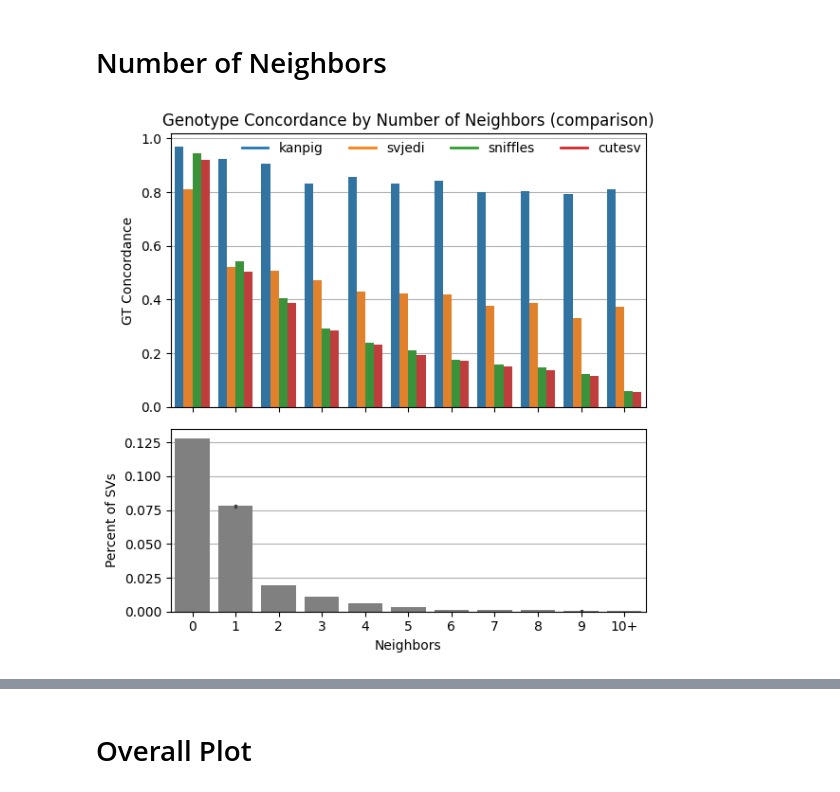
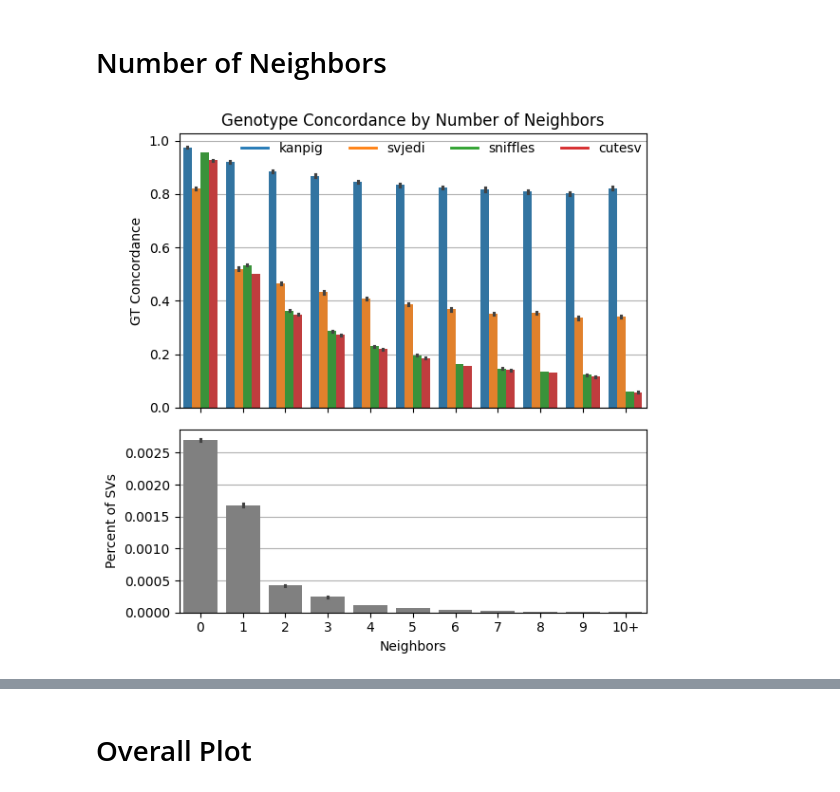
Before and after one commit to fabio-cunial/kanpig_experiments, a Jupyter notebook: manuscript/analysis/TM_Analysis.ipynb, the cells around one changed output, grey strips where cells are left out. Cells and saved outputs as stored; diff of their text form; code cells hidden in the pictures.

```diff
--- a/manuscript/analysis/TM_Analysis.ipynb
+++ b/manuscript/analysis/TM_Analysis.ipynb
@@ -183,34 +173,33 @@ hue_labels = ['kanpig', 'svjedi', 'sniffles', 'cutesv']
 # Get handles and labels for both hue and style
 handles, _ = lineplot.get_legend_handles_labels()
 
 # Create legend elements
 hue_elements = [plt.Line2D([0], [0], color=sb.color_palette()[i], lw=2) for i in range(len(hue_labels))]
 #style_elements = [plt.Line2D([0], [0], color='black', linestyle=styles[i], lw=2) for i in range(len(style_labels))]
 
 # Combine elements
 legend_elements = hue_elements #+ style_elements
 legend_labels = list(hue_labels) #+ list(style_labels)
 
 lineplot.set_xticks([0, 1, 2, 3, 4, 5, 6, 7, 8, 9, 10])
 lineplot.set_xticklabels(["0", "1", "2", "3", "4", "5", "6", "7", "8", "9", "10+"])
-lineplot.set(title="Genotype Concordance by Number of Neighbors (comparison)",
+lineplot.set(title="Genotype Concordance by Number of Neighbors",
              xlabel="",
              ylabel="GT Concordance")
 # Create custom legend
 ax1.legend(legend_elements, legend_labels, title='', ncol=4, loc='upper right',
            bbox_to_anchor=(1.015, 1.015), frameon=False)
 ax1.grid(axis='y', zorder=1)
 
 # This is redundantly added...
 baseline = neigh_data[(neigh_data['technology'] == 'pac')
                       & (neigh_data['experiment'] == 'ts')
-                      & (neigh_data['coverage'] == '32x')
-                      & (neigh_data['sample'] == 'HG002_n')]
+                      & (neigh_data['coverage'] == '32x')]
 pct = baseline[['num_neigh', 'Total Calls']].copy()
 pct['percent of calls'] = pct['Total Calls'] / pct['Total Calls'].sum()
 hist = sb.barplot(data=pct, x="num_neigh", y="percent of calls", zorder=2, color='#808080')
 hist.set(ylabel="Percent of SVs", xlabel="Neighbors")
 ax2.grid(axis='y', zorder=1)
 fig.tight_layout()
 # %% [output]
-[figure, old version]
+[figure, new version]
```
Also changed, not shown: parts of 5 cells of this notebook, 2 other files.
